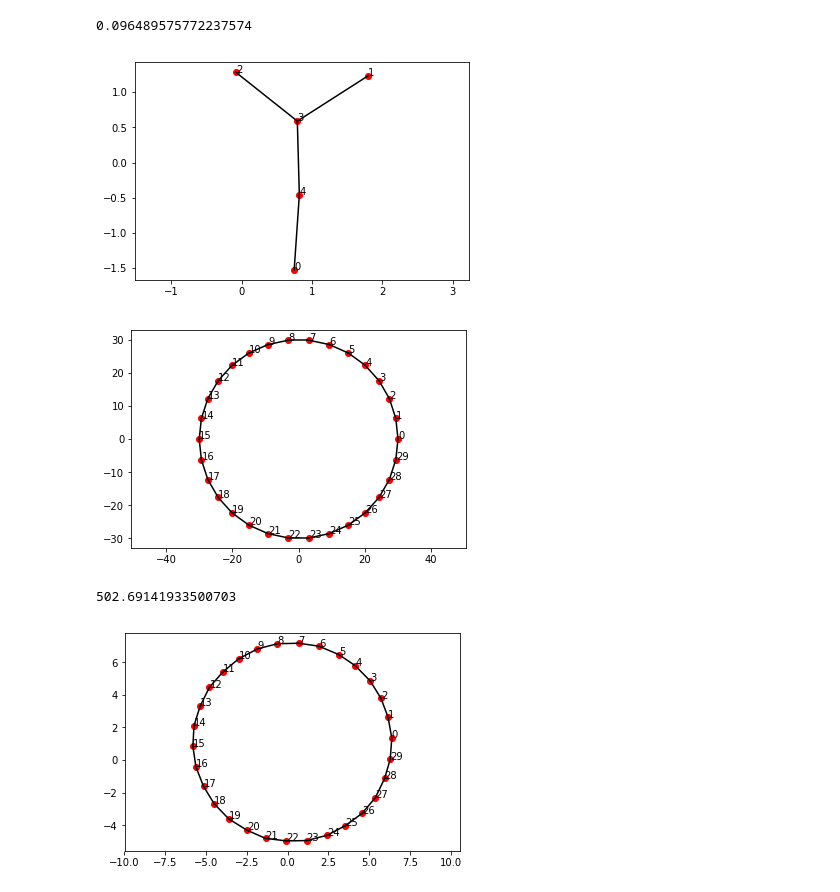
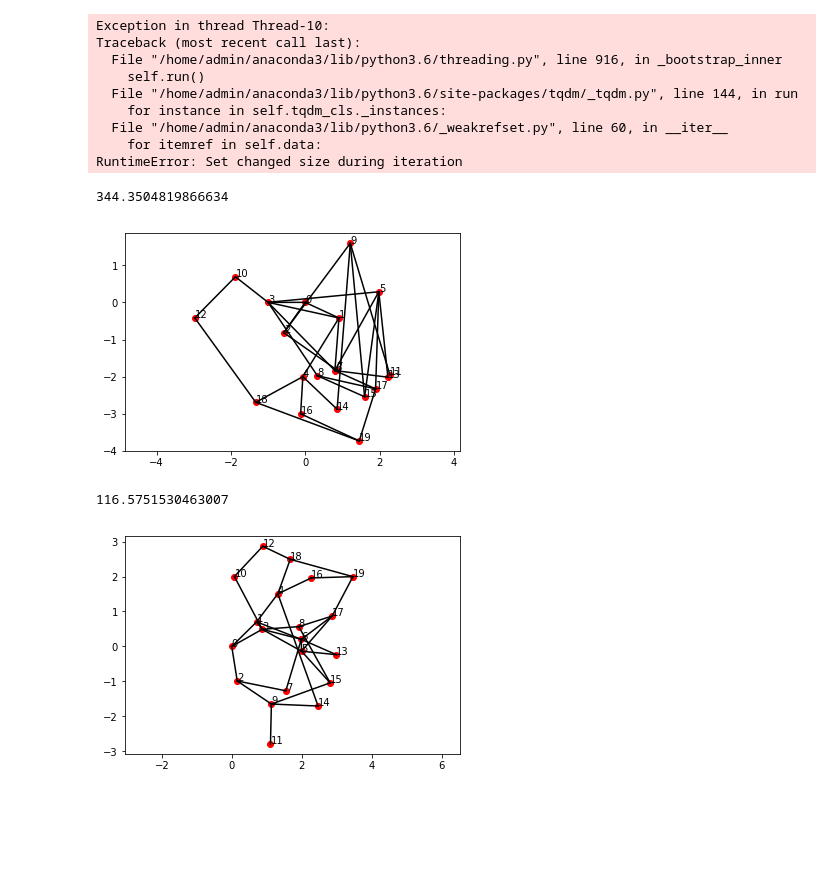
Before and after one commit to Alexsaphir/MethodeNumeriqueDeterministe, a Jupyter notebook: OptiProjet.ipynb, the cells around one changed output. Saved outputs shown, nothing was run; the diff lists cells and outputs as text; code cells hidden in the pictures; blank space fills up the shorter version.

```diff
--- a/OptiProjet.ipynb
+++ b/OptiProjet.ipynb
@@ -104,3 +247,3 @@ def dGM(A):
 # %%
-N = 5
+N = 20
 D = 2
@@ -137,0 +255,20 @@ ringInit2D(A, pA)
+# %%
+# Reorder point in the graph using the graph distance
+# We use the first point on the graph as origin
+B = createGraph(N)
+nbPtsInserted = 1
+# A[bijectAB[i]] == B[i]
+bijectAB = [0]
+pL = [i for i in np.arange(1, N)]
+for d in np.arange(1, N):
+    # d distance on the graph
+    for p in pL:
+        if (dG(A, 0, p) == d):
+            bijectAB.append(p)
+            for pi in range(len(bijectAB)):
+                if(A[bijectAB[pi], p] == 1):
+                    setVertex(B, len(bijectAB) - 1, pi)
+
+
+            nbPtsInserted += 1
+dB = dGM(B)
@@ -174,0 +303,4 @@ def opti1(A, n, d, Nk):
+# %%
+# Use the refined graph with th GA
+A = B
+dA= dB
@@ -175,23 +367,21 @@ def opti1(A, n, d, Nk):
 # %%
-#N = 10
-pA = opti1(A, N, D,5000)
+pA = opti_localSearch(A, N, D, 5000)
 S(pA, dA)
 # %% [output]
-0.096489575772237574
+Exception in thread Thread-10:
+Traceback (most recent call last):
+  File "/home/admin/anaconda3/lib/python3.6/threading.py", line 916, in _bootstrap_inner
+    self.run()
+  File "/home/admin/anaconda3/lib/python3.6/site-packages/tqdm/_tqdm.py", line 144, in run
+    for instance in self.tqdm_cls._instances:
+  File "/home/admin/anaconda3/lib/python3.6/_weakrefset.py", line 60, in __iter__
+    for itemref in self.data:
+RuntimeError: Set changed size during iteration
+344.3504819866634
-[figure, old version]
+[figure, new version]
-# %%
-N = 30
-#A = genRandomGraphConnected()
-A = genRingGraphClose()
-pA = createPos(N, D)
-dA = dGM(A)
-ringInit2D(A, pA)
-plotGraph(A, pA)
-# %% [output]
-[figure, removed]
 # %%
-pA = opti1(A, N, D, 50000)
+pA = opti_localSearchRefined(A, N, D, 50000)
 S(pA, dA)
 # %% [output]
-502.69141933500703
+116.5751530463007
-[figure, old version]
+[figure, new version]
```
Also changed, not shown: parts of 21 cells of this notebook.
